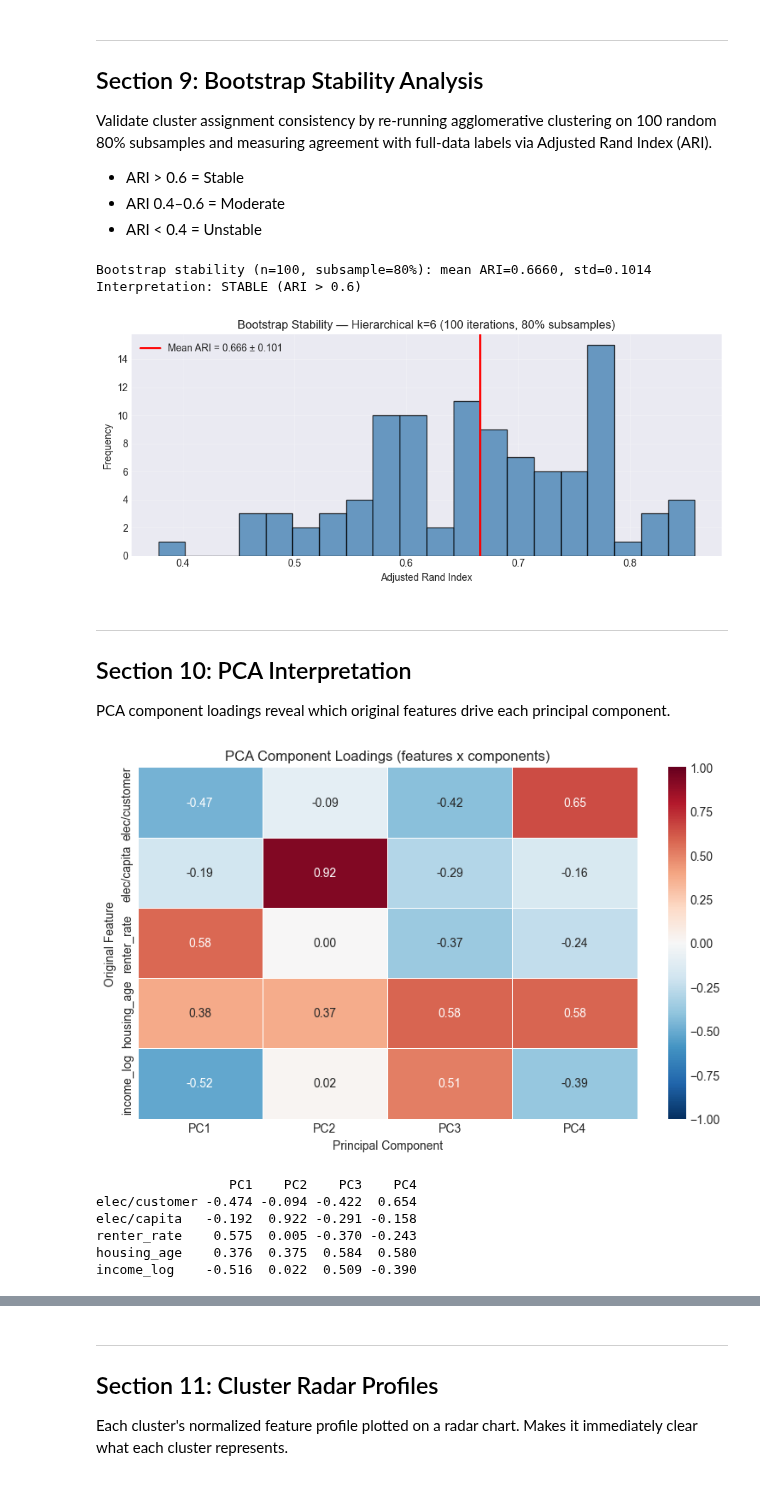
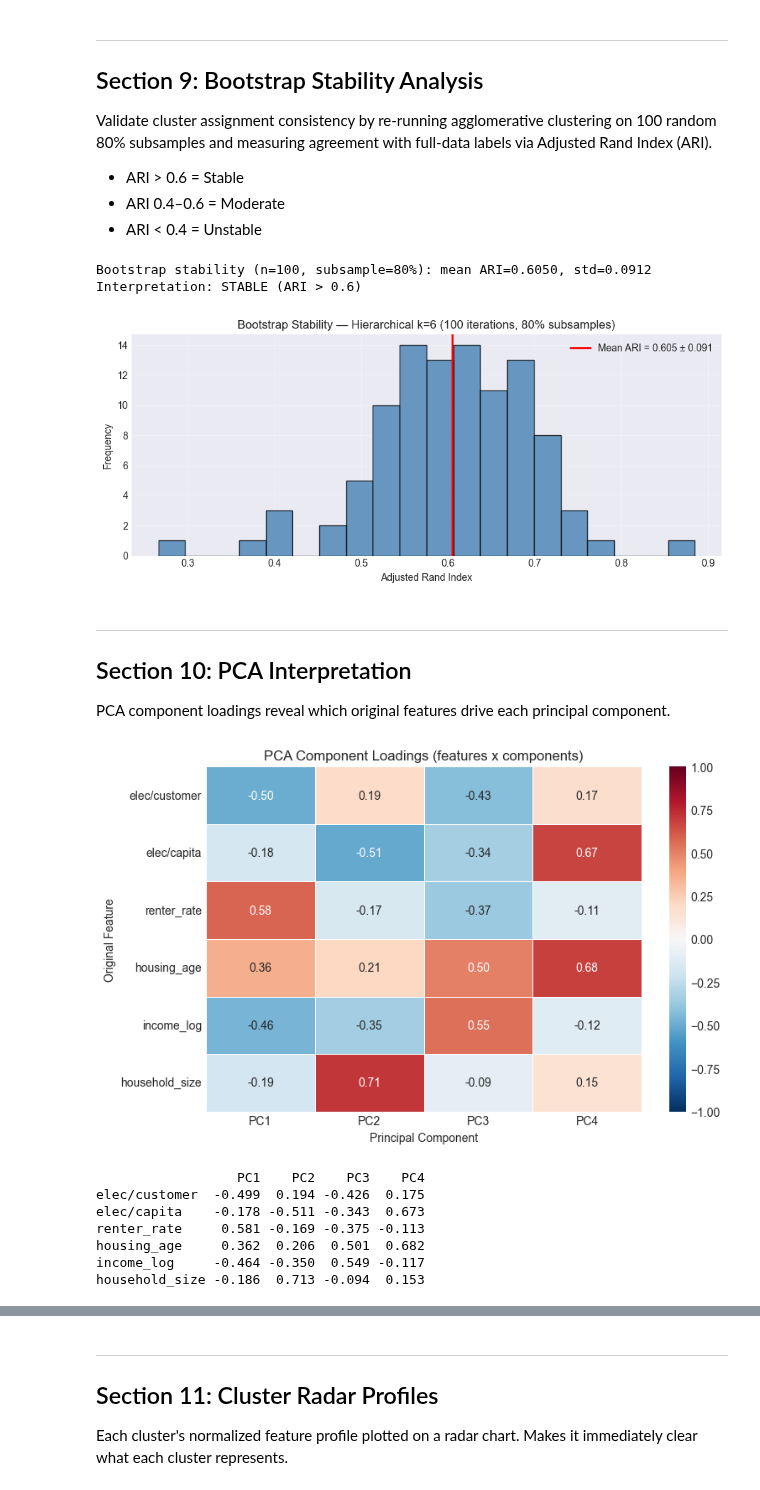
Before and after one commit to SJSUF25/Urban-Energy-Analytics, a Jupyter notebook: notebooks/urban_energy_analysis.ipynb, the cells around one changed output, grey strips where cells are left out. Cells and saved outputs as stored; diff of their text form; code cells hidden in the pictures.

```diff
--- a/notebooks/urban_energy_analysis.ipynb
+++ b/notebooks/urban_energy_analysis.ipynb
@@ -232,7 +232,7 @@ max                    9.147492               62.160401
 # %%
 feature_cols = [
     "electricity_per_customer", "electricity_per_capita",
-    "renter_occupancy_rate", "housing_age", "income_log"
+    "renter_occupancy_rate", "housing_age", "income_log", "household_size"
 ]
 
 fig, axes = plt.subplots(2, 3, figsize=(15, 8))
@@ -245,7 +245,6 @@ for i, col in enumerate(feature_cols):
     axes[i].set_title(f"Distribution of {col}")
     axes[i].grid(True, alpha=0.3)
 
-axes[-1].axis("off")
 plt.tight_layout()
 plt.show()
 # %% [output]
@@ -616,7 +631,7 @@ Validate cluster assignment consistency by re-running agglomerative clustering o
 - ARI 0.4–0.6 = Moderate
 - ARI < 0.4 = Unstable
 # %%
-stability = bootstrap_stability(pca_data, n_clusters=hierarchical_result["optimal_k"])
+stability = bootstrap_stability(pca_data, n_clusters=selected_result["optimal_k"])
 
 fig, ax = plt.subplots(figsize=(9, 4))
 ax.hist(stability["ari_scores"], bins=20, color="steelblue", edgecolor="black", alpha=0.8)
@@ -625,7 +640,7 @@ ax.axvline(stability["mean_ari"], color="red", linewidth=2,
 ax.set_xlabel("Adjusted Rand Index")
 ax.set_ylabel("Frequency")
 ax.set_title(
-    f'Bootstrap Stability — Hierarchical k={hierarchical_result["optimal_k"]} '
+    f'Bootstrap Stability — Hierarchical k={selected_result["optimal_k"]} '
     f'(100 iterations, 80% subsamples)'
 )
 ax.legend()
@@ -635,9 +650,9 @@ os.makedirs(os.path.join(_repo_root, "reports"), exist_ok=True)
 plt.savefig(os.path.join(_repo_root, "reports", "bootstrap_stability.png"), dpi=150, bbox_inches="tight")
 plt.show()
 # %% [output]
-Bootstrap stability (n=100, subsample=80%): mean ARI=0.6660, std=0.1014
+Bootstrap stability (n=100, subsample=80%): mean ARI=0.6050, std=0.0912
 Interpretation: STABLE (ARI > 0.6)
-[figure, old version]
+[figure, new version]
 # %% [markdown]
 ---
 
@@ -645,32 +660,33 @@ Interpretation: STABLE (ARI > 0.6)
 
 PCA component loadings reveal which original features drive each principal component.
 # %%
-feature_names = ["elec/customer", "elec/capita", "renter_rate", "housing_age", "income_log"]
+feature_names = ["elec/customer", "elec/capita", "renter_rate", "housing_age", "income_log", "household_size"]
 loadings = pd.DataFrame(
     pca_data["pca"].components_.T,
     index=feature_names,
     columns=[f"PC{i+1}" for i in range(pca_data["n_components"])]
 )
 
 fig, ax = plt.subplots(figsize=(8, 5))
 sns.heatmap(loadings, annot=True, fmt=".2f", cmap="RdBu_r", center=0,
             linewidths=0.5, ax=ax, vmin=-1, vmax=1)
 ax.set_title("PCA Component Loadings (features x components)")
 ax.set_ylabel("Original Feature")
 ax.set_xlabel("Principal Component")
 plt.tight_layout()
 plt.savefig(os.path.join(_repo_root, "reports", "pca_loadings_heatmap.png"), dpi=150, bbox_inches="tight")
 plt.show()
 
 print(loadings.round(3))
 # %% [output]
-[figure, old version]
+[figure, new version]
-                 PC1    PC2    PC3    PC4
-elec/customer -0.474 -0.094 -0.422  0.654
-elec/capita   -0.192  0.922 -0.291 -0.158
-renter_rate    0.575  0.005 -0.370 -0.243
-housing_age    0.376  0.375  0.584  0.580
-income_log    -0.516  0.022  0.509 -0.390
+                  PC1    PC2    PC3    PC4
+elec/customer  -0.499  0.194 -0.426  0.175
+elec/capita    -0.178 -0.511 -0.343  0.673
+renter_rate     0.581 -0.169 -0.375 -0.113
+housing_age     0.362  0.206  0.501  0.682
+income_log     -0.464 -0.350  0.549 -0.117
+household_size -0.186  0.713 -0.094  0.153
 # %%
 fig, ax = plt.subplots(figsize=(9, 6))
 for city, color in [("NYC", "steelblue"), ("LA", "coral")]:
```
Also changed, not shown: parts of 30 cells of this notebook, 12 other files.
